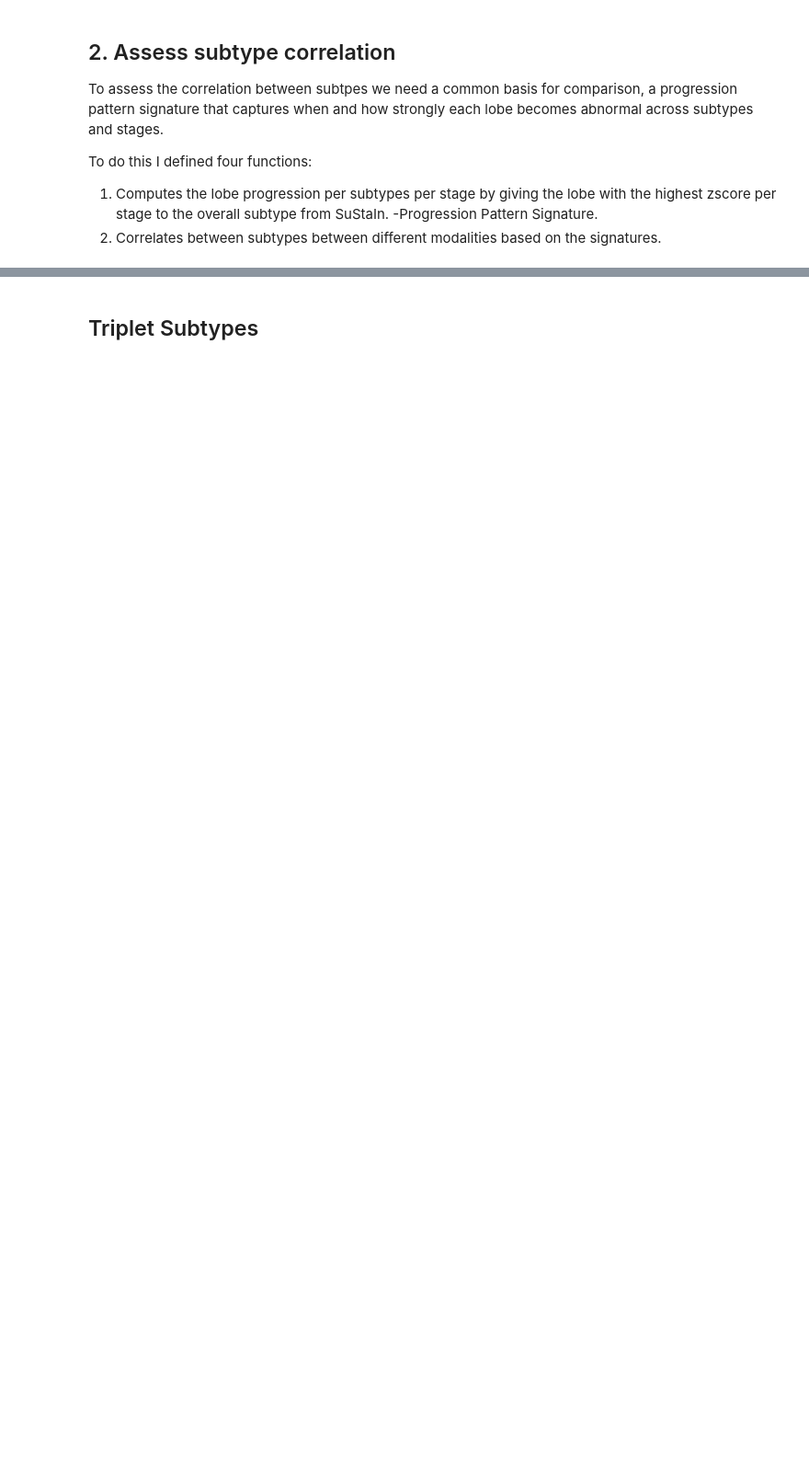
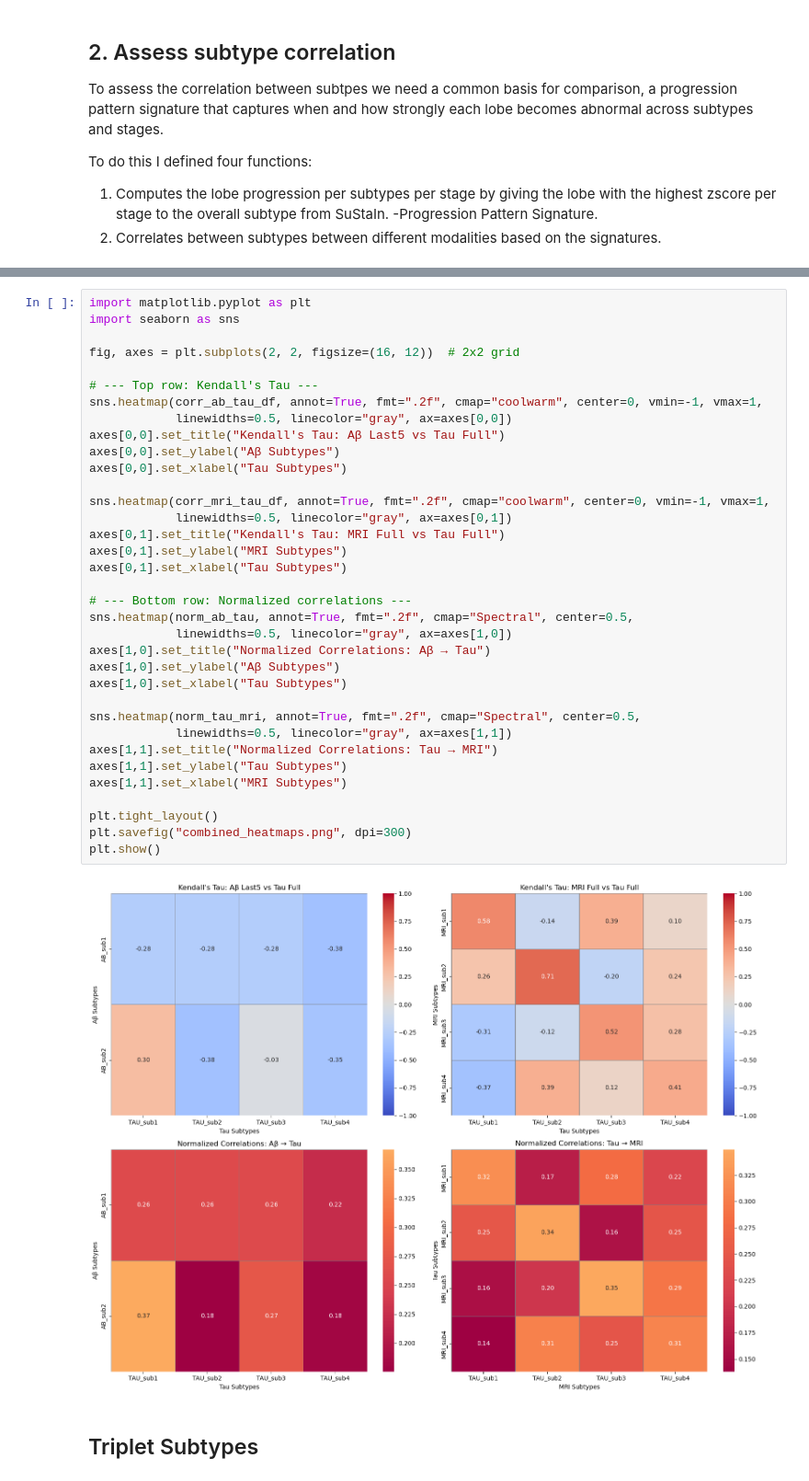
Before and after one commit to yuvalkm/Multimodal-AD-Subtypes, a Jupyter notebook: Unified AD Subtypes-PART3-Cluster_Correlation.ipynb, the cells around one changed output, grey strips where cells are left out. Shown at 92% size. Drawn from its saved outputs; the diff is of its cells as text; blank space fills up the shorter version.

```diff
--- a/Unified AD Subtypes-PART3-Cluster_Correlation.ipynb
+++ b/Unified AD Subtypes-PART3-Cluster_Correlation.ipynb
@@ -506,2 +740,39 @@ plt.show()
+# %%
+import matplotlib.pyplot as plt
+import seaborn as sns
+
+fig, axes = plt.subplots(2, 2, figsize=(16, 12))  # 2x2 grid
+
+# --- Top row: Kendall's Tau ---
+sns.heatmap(corr_ab_tau_df, annot=True, fmt=".2f", cmap="coolwarm", center=0, vmin=-1, vmax=1,
+            linewidths=0.5, linecolor="gray", ax=axes[0,0])
+axes[0,0].set_title("Kendall's Tau: Aβ Last5 vs Tau Full")
+axes[0,0].set_ylabel("Aβ Subtypes")
+axes[0,0].set_xlabel("Tau Subtypes")
+
+sns.heatmap(corr_mri_tau_df, annot=True, fmt=".2f", cmap="coolwarm", center=0, vmin=-1, vmax=1,
+            linewidths=0.5, linecolor="gray", ax=axes[0,1])
+axes[0,1].set_title("Kendall's Tau: MRI Full vs Tau Full")
+axes[0,1].set_ylabel("MRI Subtypes")
+axes[0,1].set_xlabel("Tau Subtypes")
+
+# --- Bottom row: Normalized correlations ---
+sns.heatmap(norm_ab_tau, annot=True, fmt=".2f", cmap="Spectral", center=0.5,
+            linewidths=0.5, linecolor="gray", ax=axes[1,0])
+axes[1,0].set_title("Normalized Correlations: Aβ → Tau")
+axes[1,0].set_ylabel("Aβ Subtypes")
+axes[1,0].set_xlabel("Tau Subtypes")
+
+sns.heatmap(norm_tau_mri, annot=True, fmt=".2f", cmap="Spectral", center=0.5,
+            linewidths=0.5, linecolor="gray", ax=axes[1,1])
+axes[1,1].set_title("Normalized Correlations: Tau → MRI")
+axes[1,1].set_ylabel("Tau Subtypes")
+axes[1,1].set_xlabel("MRI Subtypes")
+
+plt.tight_layout()
+plt.savefig("combined_heatmaps.png", dpi=300)
+plt.show()
+# %% [output]
+[figure, added]
 # %% [markdown]
 ## Triplet Subtypes
```
Also changed, not shown: parts of 11 cells of this notebook.
